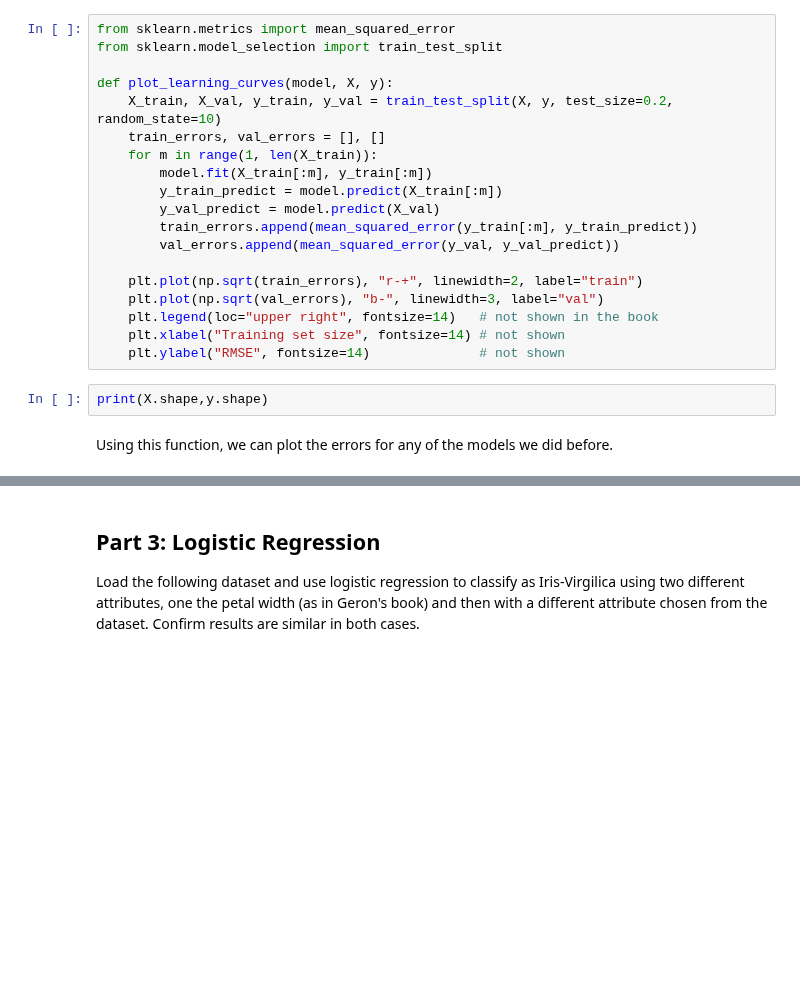
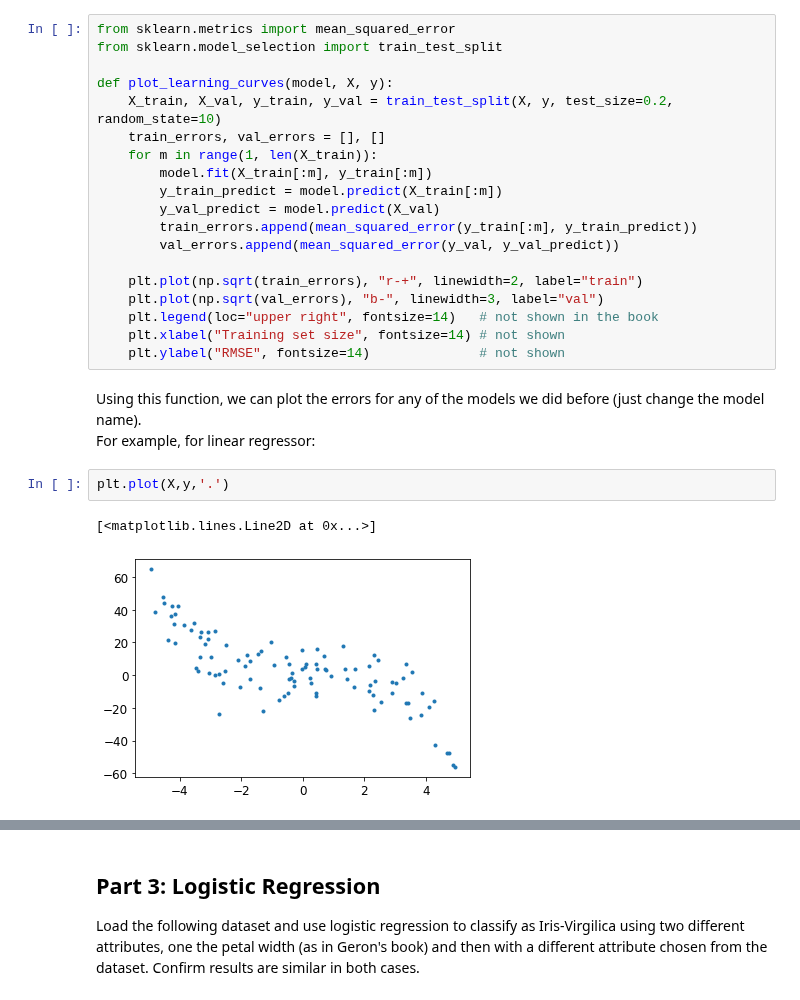
Before and after one commit to dtrad/geoml_course, a Jupyter notebook: Practice11.ipynb, the cells around one changed output, grey strips where cells are left out. Cells and saved outputs as stored; diff of their text form; blank space fills up the shorter version.

```diff
--- a/Practice11.ipynb
+++ b/Practice11.ipynb
@@ -328,10 +423,14 @@ def plot_learning_curves(model, X, y):
     plt.legend(loc="upper right", fontsize=14)   # not shown in the book
     plt.xlabel("Training set size", fontsize=14) # not shown
     plt.ylabel("RMSE", fontsize=14)              # not shown
-# %%
-print(X.shape,y.shape)
 # %% [markdown]
-Using this function, we can plot the errors for any of the models we did before.
+Using this function, we can plot the errors for any of the models we did before (just change the model name).\
+For example, for linear regressor:
+# %%
+plt.plot(X,y,'.')
+# %% [output]
+[<matplotlib.lines.Line2D at 0x...>]
+[figure, added]
 # %%
 lin_reg = LinearRegression()
 plot_learning_curves(lin_reg, X, y)
```
Also changed, not shown: parts of 34 cells of this notebook.
